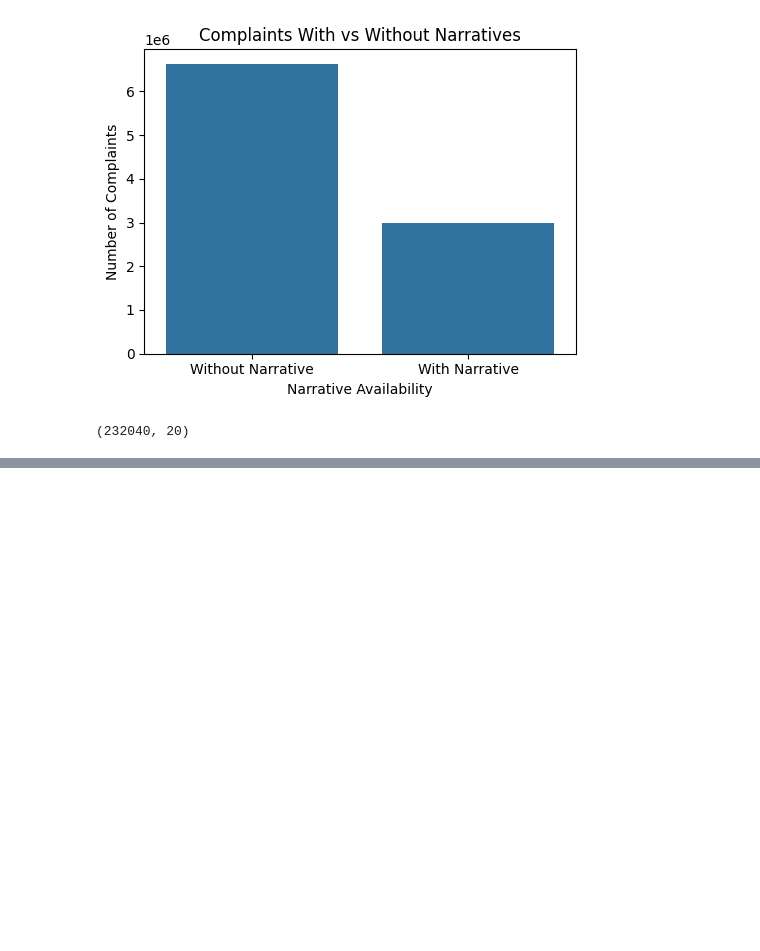
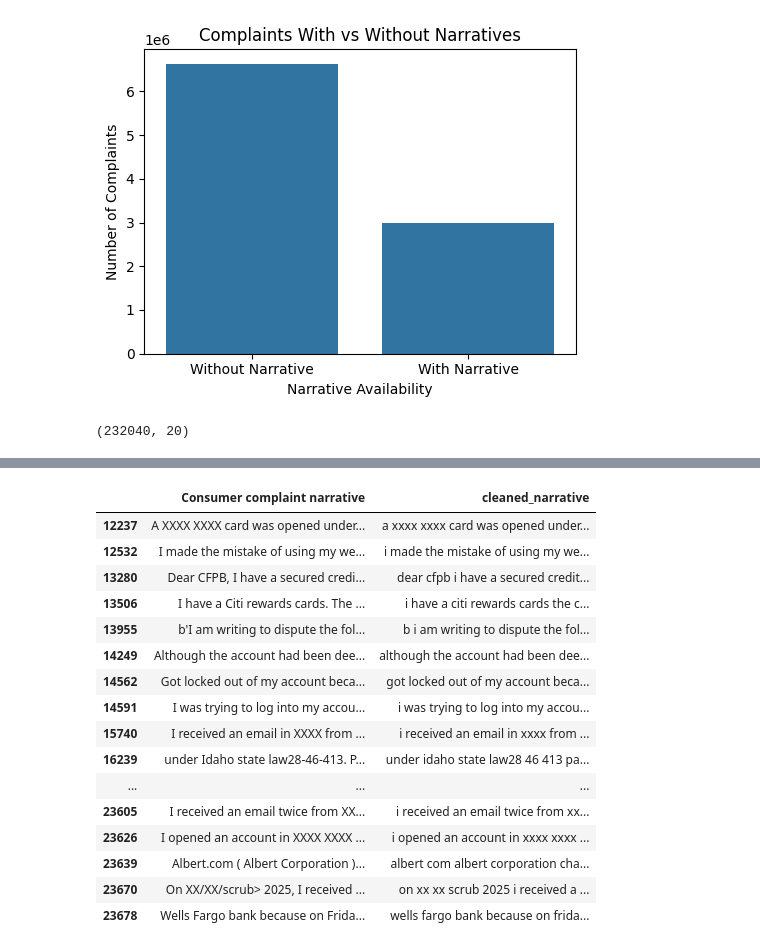
Before and after one commit to RuetGG/CrediTrust_ComplainDetection_Week7, a Jupyter notebook: notebooks/eda_data.ipynb, the cells around one changed output, grey strips where cells are left out. Cells and saved outputs as stored; diff of their text form; code cells hidden in the pictures; blank space fills up the shorter version.

```diff
--- a/notebooks/eda_data.ipynb
+++ b/notebooks/eda_data.ipynb
@@ -184,0 +211,31 @@ plt.show()
+# %%
+import re
+
+def clean_text(text):
+    if pd.isna(text):
+        return ""
+
+    text = text.lower()
+
+    boilerplate_patterns = [
+        r"i am writing to file a complaint",
+        r"i am writing to complain",
+        r"this complaint is regarding",
+        r"i would like to file a complaint"
+    ]
+
+    for pattern in boilerplate_patterns:
+        text = re.sub(pattern, "", text)
+
+    text = re.sub(r"[^a-z0-9\s]", " ", text)
+
+    text = re.sub(r"\s+", " ", text).strip()
+
+    return text
+# %%
+df_filtered = df_filtered[
+    df_filtered['Consumer complaint narrative'].notna() &
+    (df_filtered['Consumer complaint narrative'].str.strip() != "")
+].copy()
+# %%
+df_filtered.loc[:, 'cleaned_narrative'] = df_filtered['Consumer complaint narrative'].apply(clean_text)
@@ -184,0 +258,20 @@ plt.show()
+# %%
+df_filtered[['Consumer complaint narrative', 'cleaned_narrative']].head(30)
+# %% [output]
+|  | Consumer complaint narrative | cleaned_narrative |
+| 12237 | A XXXX XXXX card was opened under... | a xxxx xxxx card was opened under... |
+| 12532 | I made the mistake of using my we... | i made the mistake of using my we... |
+| 13280 | Dear CFPB, I have a secured credi... | dear cfpb i have a secured credit... |
+| 13506 | I have a Citi rewards cards. The ... | i have a citi rewards cards the c... |
+| 13955 | b'I am writing to dispute the fol... | b i am writing to dispute the fol... |
+| 14249 | Although the account had been dee... | although the account had been dee... |
+| 14562 | Got locked out of my account beca... | got locked out of my account beca... |
+| 14591 | I was trying to log into my accou... | i was trying to log into my accou... |
+| 15740 | I received an email in XXXX from ... | i received an email in xxxx from ... |
+| 16239 | under Idaho state law28-46-413. P... | under idaho state law28 46 413 pa... |
+| ... | ... | ... |
+| 23605 | I received an email twice from XX... | i received an email twice from xx... |
+| 23626 | I opened an account in XXXX XXXX ... | i opened an account in xxxx xxxx ... |
+| 23639 | Albert.com ( Albert Corporation )... | albert com albert corporation cha... |
+| 23670 | On XX/XX/scrub> 2025, I received ... | on xx xx scrub 2025 i received a ... |
+| 23678 | Wells Fargo bank because on Frida... | wells fargo bank because on frida... |
```
Also changed, not shown: parts of 9 cells of this notebook, 5 other files.
